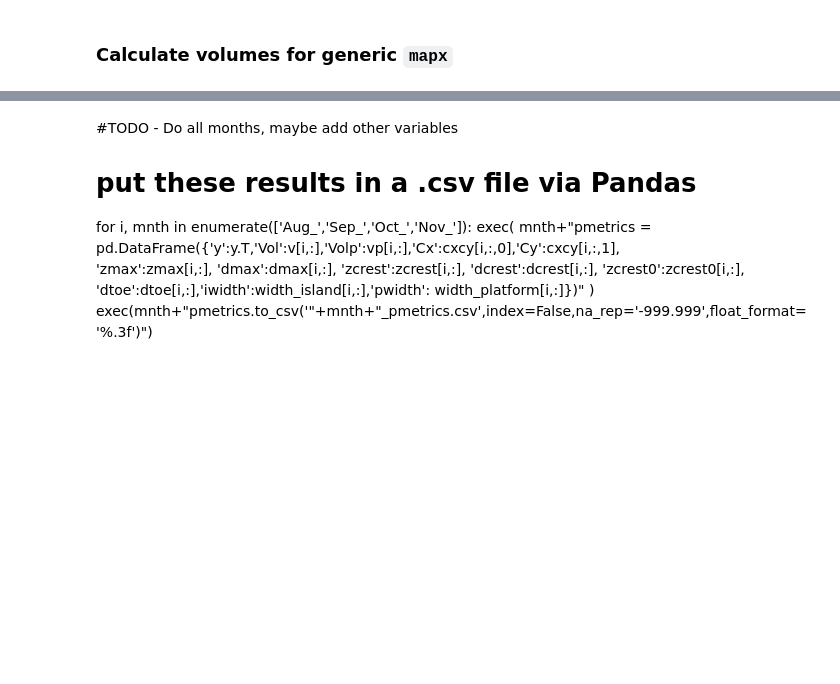
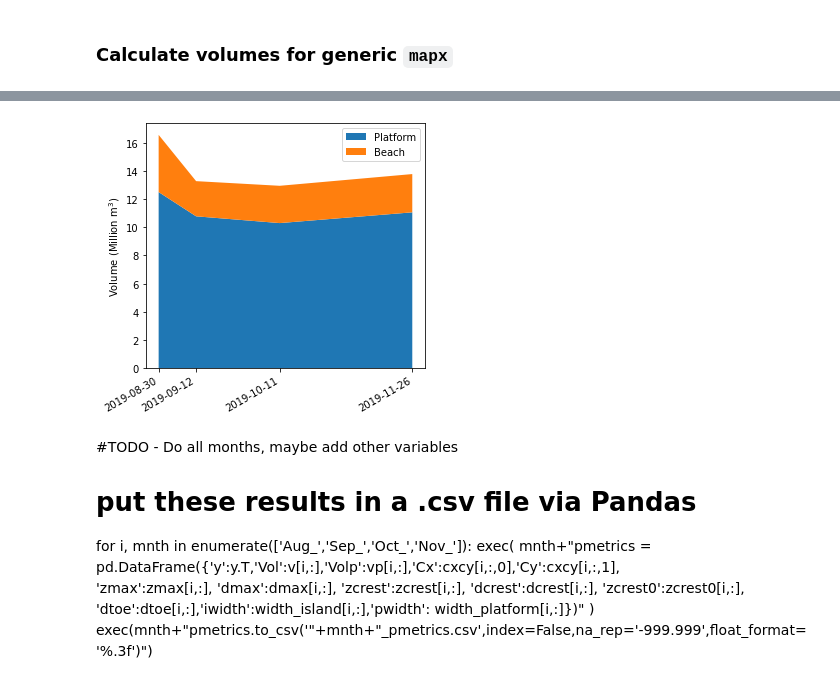
Before and after one commit to csherwood-usgs/CoreBx, a Jupyter notebook: CoreBx_process.ipynb, the cells around one changed output, grey strips where cells are left out. Saved outputs shown, nothing was run; the diff lists cells and outputs as text; code cells hidden in the pictures; blank space fills up the shorter version.

```diff
--- a/CoreBx_process.ipynb
+++ b/CoreBx_process.ipynb
@@ -737,3 +737,18 @@ plt.legend()
+# %%
+dtl = []
+for date in dates:
+    dtl.append(datetime.strptime(date, "%Y-%m-%d"))
+dt = np.array(dtl)
+
+fig, ax = plt.subplots(1,1,figsize=(5,5))
+fig.autofmt_xdate()
+ax.stackplot(dt, vp_tot[k,:]/1e6, vb_tot[k,:]/1e6, labels=['Platform','Beach'])
+ax.legend(loc='upper right')
+plt.xticks(dt)
+plt.ylabel('Volume (Million m$^3$)')
+plt.show()
+# %% [output]
+[figure, added]
 # %%
 # This is a test map + profile figure that can be relocated
 from IPython.display import display, Latex
```
Also changed, not shown: parts of 26 cells of this notebook, 1 other file.
